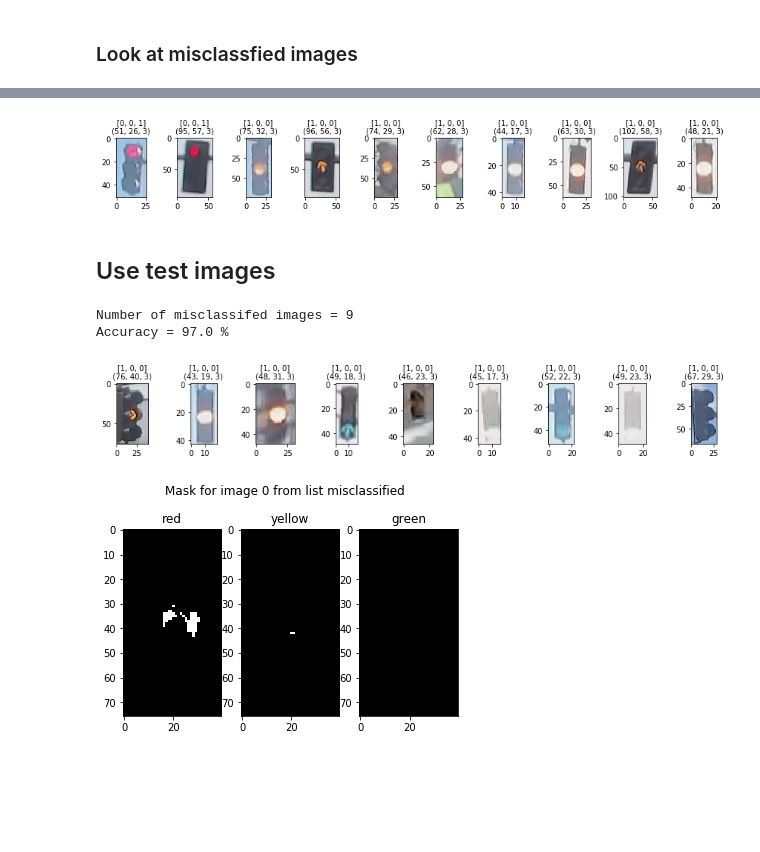
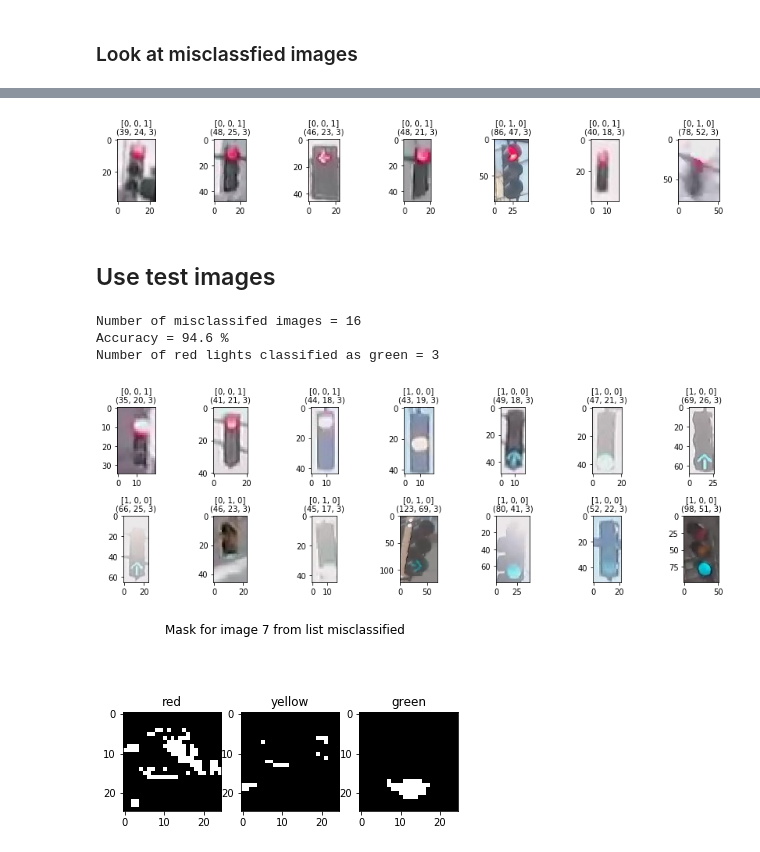
Before and after one commit to willhunt/traffic_light_classifier, a Jupyter notebook: notebook_traffic_light_classifier.ipynb, the cells around one changed output, grey strips where cells are left out. Cells and saved outputs as stored; diff of their text form; code cells hidden in the pictures; blank space fills up the shorter version.

```diff
--- a/notebook_traffic_light_classifier.ipynb
+++ b/notebook_traffic_light_classifier.ipynb
@@ -92,8 +92,8 @@ Accuracy = 96.6 %
 # %%
-n_plots = min(n_misclassified, 10)
+n_plots = min(n_misclassified, 7)
 tlc_training.visualize_image_sample(list_name='misclassified', randomize=False, n_plots=n_plots)
 # %% [output]
-[figure, old version]
+[figure, new version]
 # %% [markdown]
 ## Use test images
 # %%
@@ -102,17 +102,20 @@ tlc_test.classify_images(methods=['brightness'])
 n_misclassified = tlc_test.get_num_misclassifed()
 print('Number of misclassifed images =', n_misclassified)
 print('Accuracy = {:.1f} %'.format(tlc_test.get_accuracy() * 100))
+n_red_as_green = tlc_test.get_num_red_light_classified_as_green()
+print("Number of red lights classified as green =", n_red_as_green)
 # %% [output]
-Number of misclassifed images = 9
-Accuracy = 97.0 %
+Number of misclassifed images = 16
+Accuracy = 94.6 %
+Number of red lights classified as green = 3
 # %%
-n_plots = min(n_misclassified, 20)
+n_plots = min(n_misclassified, 14)
 tlc_test.visualize_image_sample(list_name='misclassified', randomize=False, n_plots=n_plots)
 # %% [output]
-[figure, old version]
+[figure, new version]
 # %%
-tlc_test.visualize_masks(0, list_name='misclassified')
+tlc_test.visualize_masks(7, list_name='misclassified')
 # %% [output]
-[figure, old version]
+[figure, new version]
 # %%
 tlc_test.visualize_image(11, list_name='misclassified')
```
Also changed, not shown: parts of 11 cells of this notebook, 1 other file.
